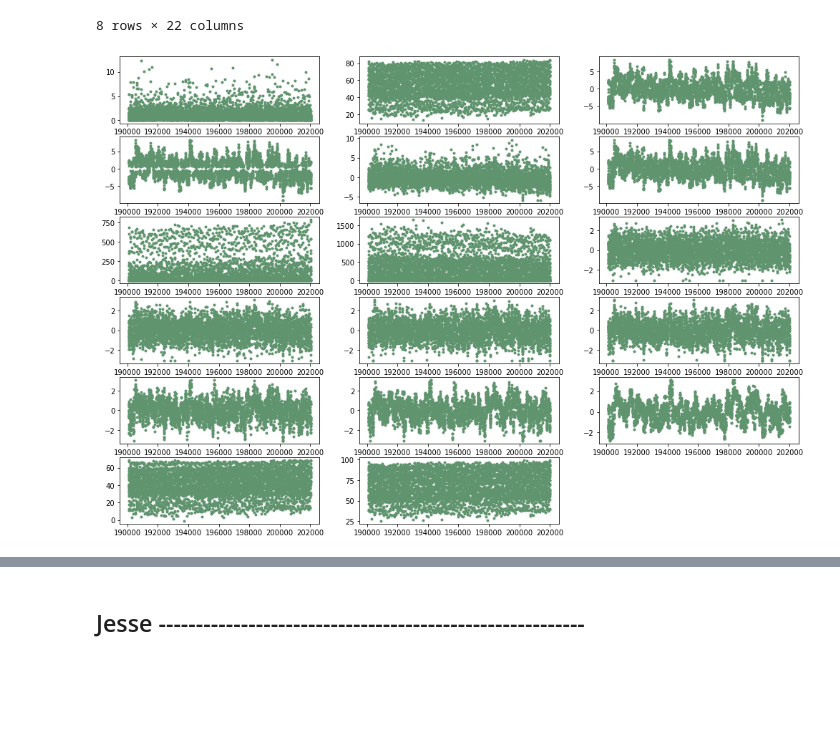
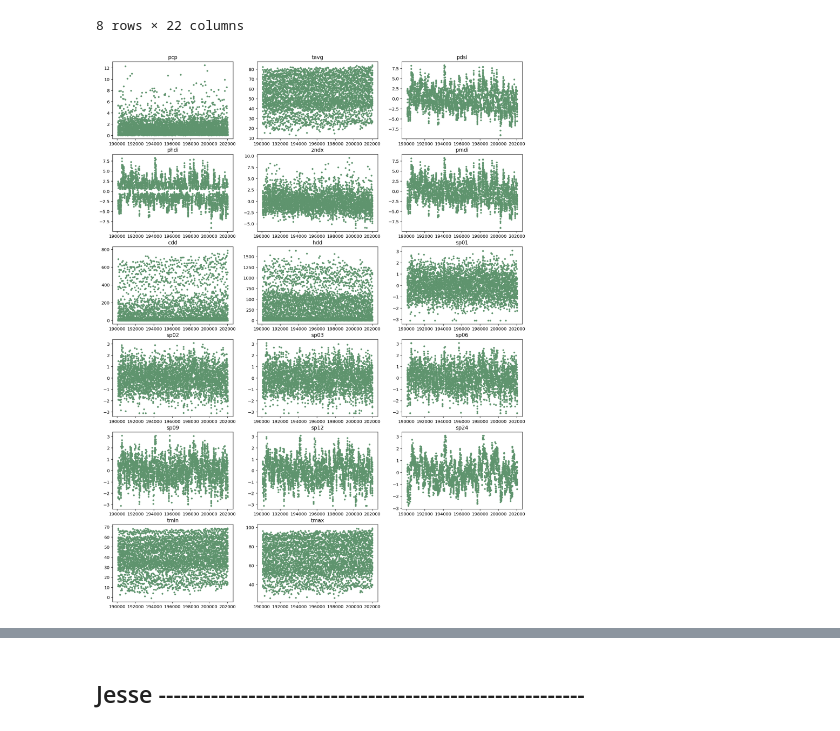
Before and after one commit to Marrrta/wildfires, a Jupyter notebook: EDA.ipynb, the cells around one changed output, grey strips where cells are left out. Saved outputs shown, nothing was run; the diff lists cells and outputs as text; code cells hidden in the pictures; blank space fills up the shorter version.

Commit message:
more visuals

```diff
--- a/EDA.ipynb
+++ b/EDA.ipynb
@@ -33,10 +35,13 @@ noaa_data.describe()
 # %%
 climate_cols = ['pcp', 'tavg', 'pdsi', 'phdi','zndx', 'pmdi', 'cdd', 'hdd', 'sp01', 'sp02', 'sp03', 'sp06', 'sp09',
                'sp12', 'sp24', 'tmin', 'tmax']
 
-plt.figure(figsize=(17,12))
+plt.figure(figsize=(17,23))
 for i in range(len(climate_cols)):
     plt.subplot(6,3,i+1)
     plt.scatter(noaa_data['yearmonth'], noaa_data[climate_cols[i]], color = '#5f946e', marker = '.')
+    plt.title(f"{climate_cols[i]}")
+
+plt.savefig('./visuals/climate_scatters.png')
 # %% [output]
-[figure, old version]
+[figure, new version]
```
Also changed, not shown: parts of 7 cells of this notebook.
